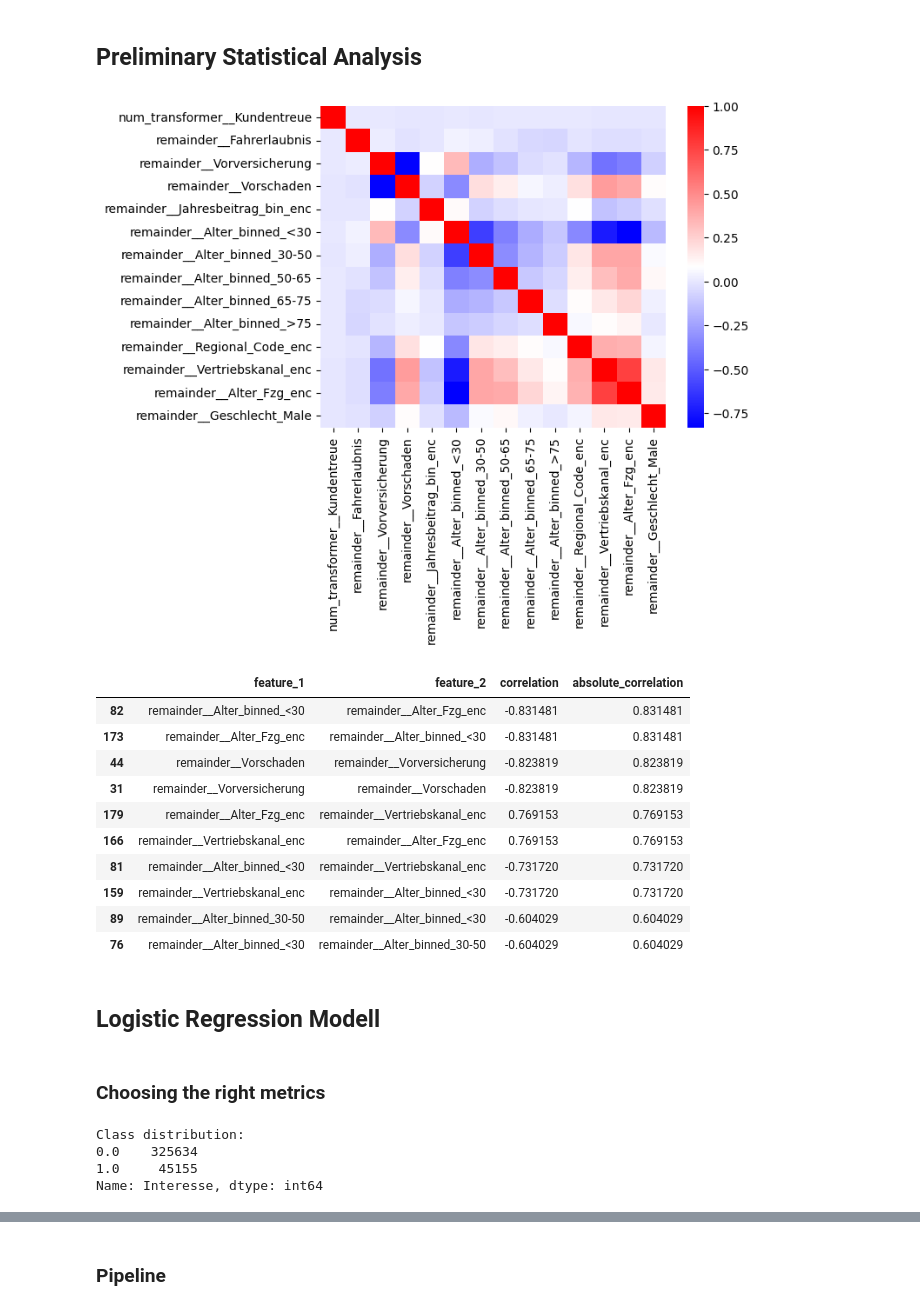
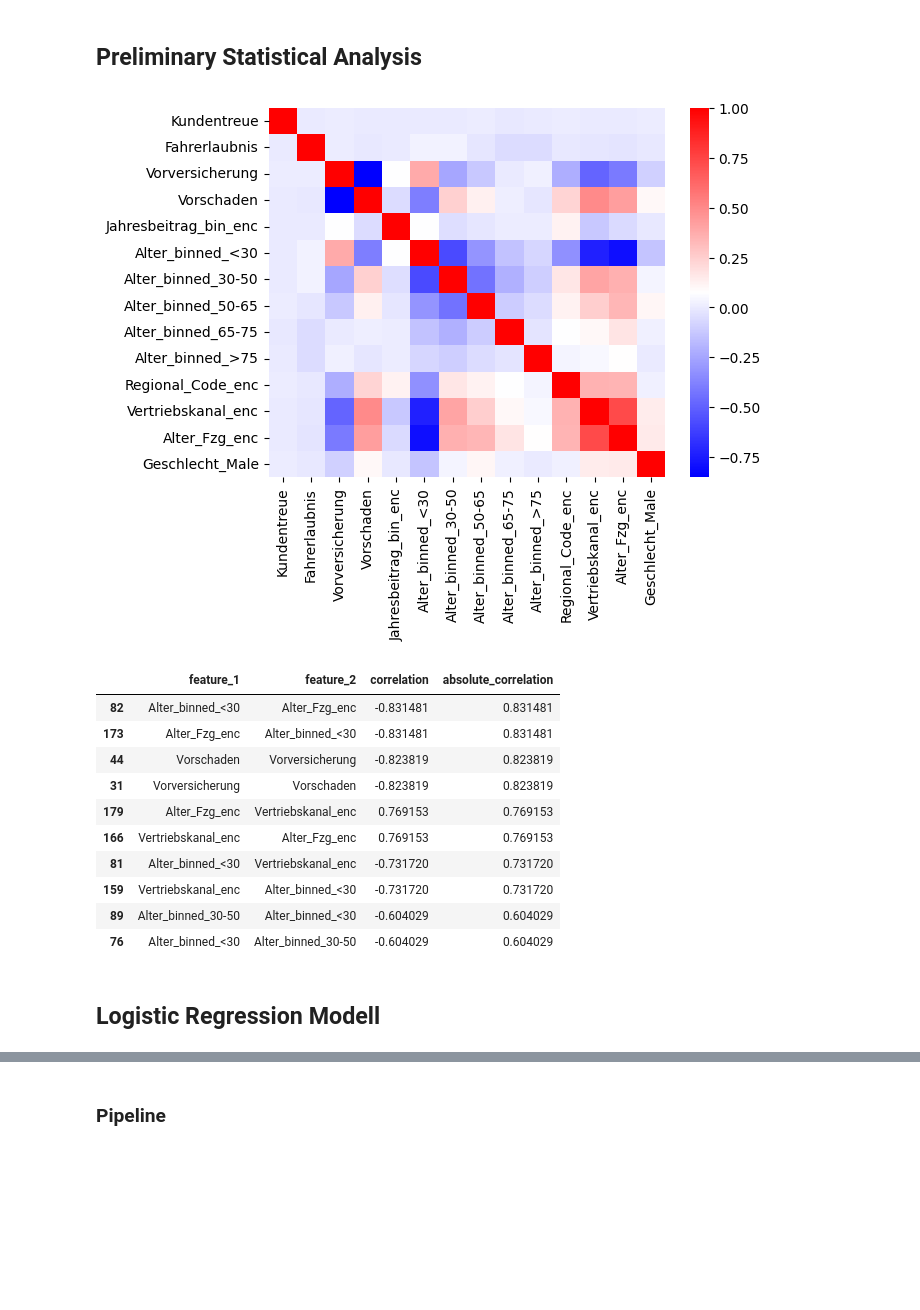
Before and after one commit to mariamorskovatykh/coding_challenge, a Jupyter notebook: affinity_modelling.ipynb, the cells around one changed output, grey strips where cells are left out. Cells and saved outputs as stored; diff of their text form; code cells hidden in the pictures; blank space fills up the shorter version.

```diff
--- a/affinity_modelling.ipynb
+++ b/affinity_modelling.ipynb
@@ -434,3 +432,12 @@ X_train, X_test, y_train, y_test = train_test_split(X, y, test_size = 0.30)
 X_train.shape, X_test.shape, y_train.shape, y_test.shape
 # %% [output]
 ((259552, 14), (111237, 14), (259552,), (111237,))
+# %%
+# Create an instance of the SMOTE class
+smote = SMOTE(sampling_strategy='minority', random_state=42)
+
+# Fit the SMOTE model to the training data
+X_train, y_train = smote.fit_resample(X_train, y_train)
+
+# Fit the SMOTE model to the test data
+X_test, y_test = smote.fit_resample(X_test, y_test)
@@ -455,7 +465,8 @@ ColumnTransformer(remainder='passthrough',
 X_train_transformed = preprocessor.fit_transform(X_train)
 X_test_transformed = preprocessor.transform(X_test)
 # %%
-norm_data = pd.DataFrame(
+# Create a dataframe from transformed tables
+norm_data_train = pd.DataFrame(
     X_train_transformed,
     columns=preprocessor.get_feature_names_out())
 
@@ -475,11 +477,11 @@ norm_data.head()
 ## Preliminary Statistical Analysis
 # %%
 # Heatmap of pairwise correlations
-correlation_matrix = norm_data.corr()
+correlation_matrix = norm_data_train.corr()
 column_names = correlation_matrix.columns
 sns.heatmap(correlation_matrix, xticklabels=column_names, yticklabels=column_names,cmap= "bwr");
 # %% [output]
-[figure, old version]
+[figure, new version]
 # %%
 # Converting the correlation matrix into a DataFrame
 corr_df = correlation_matrix.stack().reset_index()
@@ -498,26 +500,15 @@ corr_df['absolute_correlation'] = np.abs(corr_df['correlation'])
 corr_df.sort_values(by="absolute_correlation", ascending=False).head(5*2)
 # %% [output]
 |  | feature_1 | feature_2 | correlation | absolute_correlation |
-| 82 | remainder__Alter_binned_<30 | remainder__Alter_Fzg_enc | -0.831481 | 0.831481 |
-| 173 | remainder__Alter_Fzg_enc | remainder__Alter_binned_<30 | -0.831481 | 0.831481 |
-| 44 | remainder__Vorschaden | remainder__Vorversicherung | -0.823819 | 0.823819 |
-| 31 | remainder__Vorversicherung | remainder__Vorschaden | -0.823819 | 0.823819 |
-| 179 | remainder__Alter_Fzg_enc | remainder__Vertriebskanal_enc | 0.769153 | 0.769153 |
-| 166 | remainder__Vertriebskanal_enc | remainder__Alter_Fzg_enc | 0.769153 | 0.769153 |
-| 81 | remainder__Alter_binned_<30 | remainder__Vertriebskanal_enc | -0.731720 | 0.731720 |
-| 159 | remainder__Vertriebskanal_enc | remainder__Alter_binned_<30 | -0.731720 | 0.731720 |
-| 89 | remainder__Alter_binned_30-50 | remainder__Alter_binned_<30 | -0.604029 | 0.604029 |
-| 76 | remainder__Alter_binned_<30 | remainder__Alter_binned_30-50 | -0.604029 | 0.604029 |
+| 82 | Alter_binned_<30 | Alter_Fzg_enc | -0.831481 | 0.831481 |
+| 173 | Alter_Fzg_enc | Alter_binned_<30 | -0.831481 | 0.831481 |
+| 44 | Vorschaden | Vorversicherung | -0.823819 | 0.823819 |
+| 31 | Vorversicherung | Vorschaden | -0.823819 | 0.823819 |
+| 179 | Alter_Fzg_enc | Vertriebskanal_enc | 0.769153 | 0.769153 |
+| 166 | Vertriebskanal_enc | Alter_Fzg_enc | 0.769153 | 0.769153 |
+| 81 | Alter_binned_<30 | Vertriebskanal_enc | -0.731720 | 0.731720 |
+| 159 | Vertriebskanal_enc | Alter_binned_<30 | -0.731720 | 0.731720 |
+| 89 | Alter_binned_30-50 | Alter_binned_<30 | -0.604029 | 0.604029 |
+| 76 | Alter_binned_<30 | Alter_binned_30-50 | -0.604029 | 0.604029 |
 # %% [markdown]
 ## Logistic Regression Modell
-# %% [markdown]
-### Choosing the right metrics
-# %%
-target_count = data['Interesse'].value_counts()
-print("Class distribution:")
-print(target_count)
-# %% [output]
-Class distribution:
-0.0    325634
-1.0     45155
-Name: Interesse, dtype: int64
```
Also changed, not shown: parts of 85 cells of this notebook.
